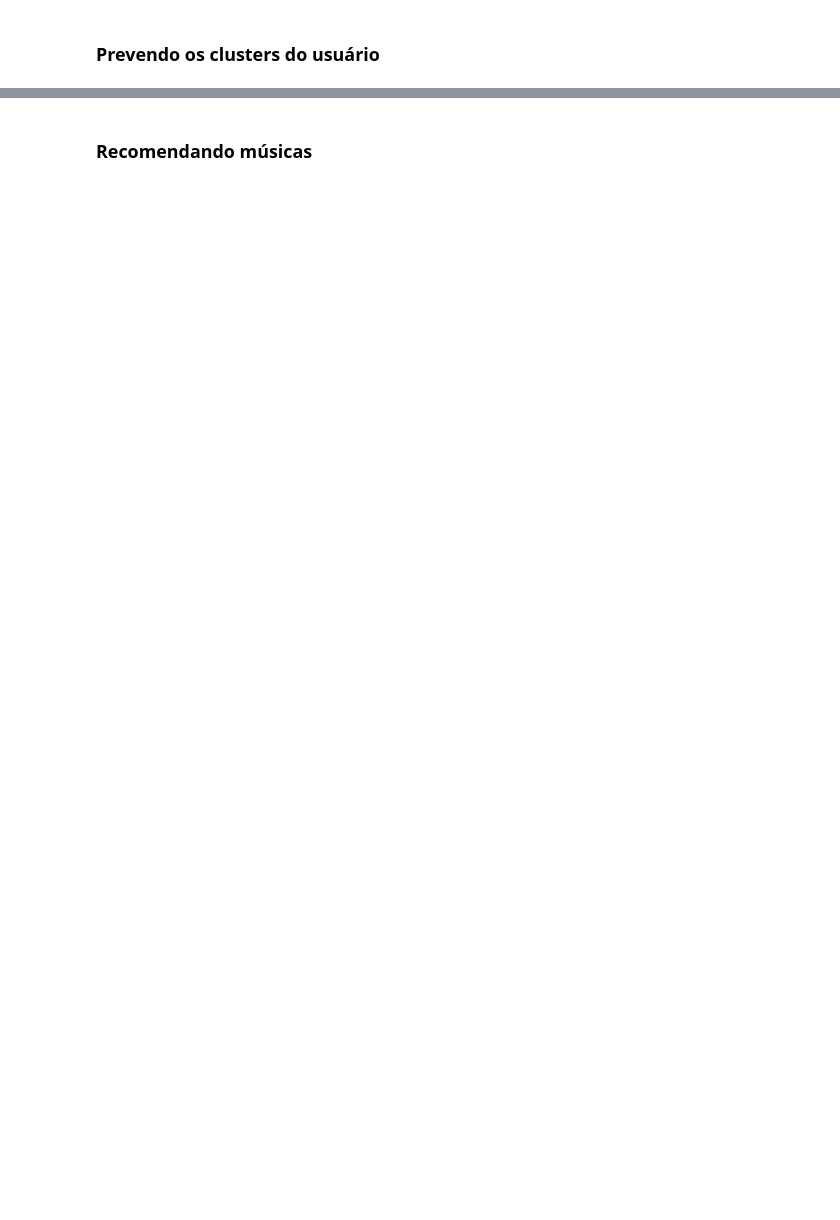
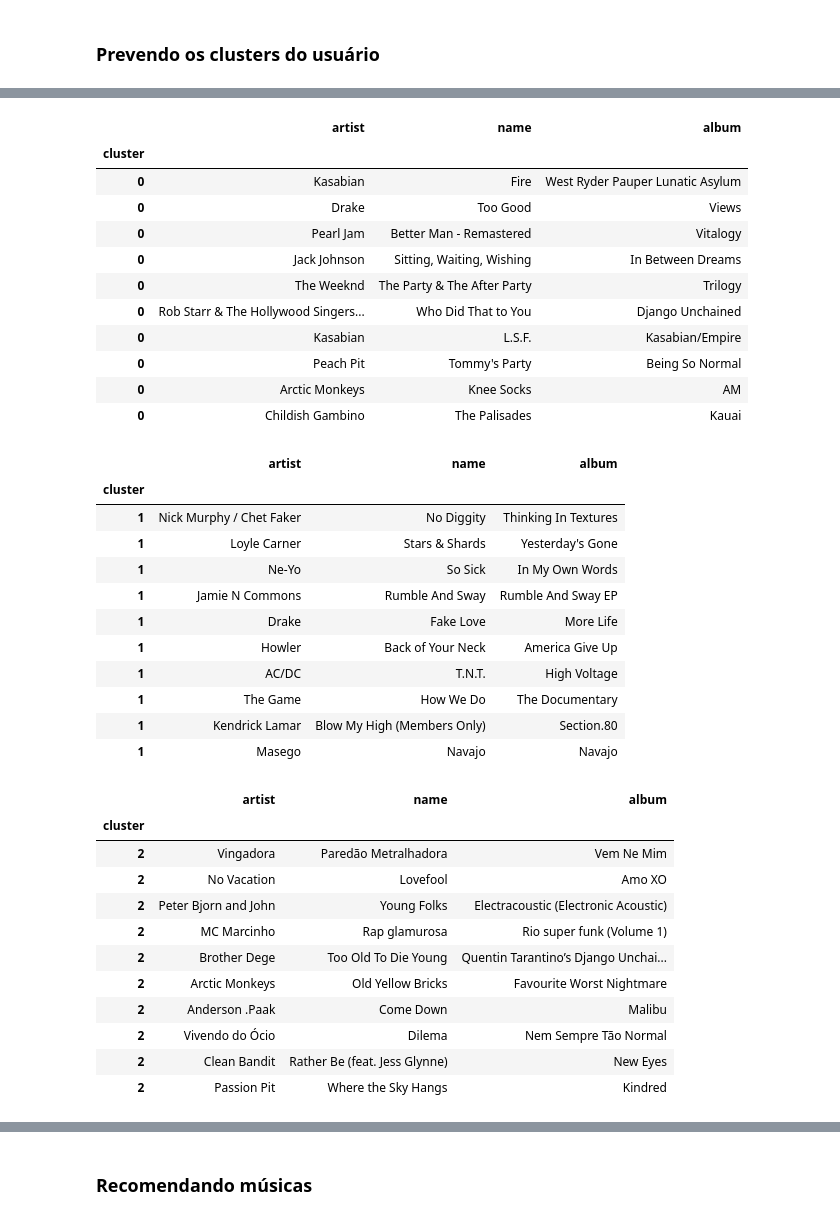
Before and after one commit to gabrielfas/songs-clustering-recommendations, a Jupyter notebook: Cluster songs.ipynb, the cells around one changed output, grey strips where cells are left out. Cells and saved outputs as stored; diff of their text form; code cells hidden in the pictures; blank space fills up the shorter version.

```diff
--- a/Cluster songs.ipynb
+++ b/Cluster songs.ipynb
@@ -626,0 +645,41 @@ plt.show()
+# %%
+df_user_songs_joined = pd.concat([df_user,user_cluster], axis=1).set_index('cluster')
+for cluster in range(len(user_cluster['cluster'].unique())):
+    display(df_user_songs_joined.loc[cluster, ['artist','name','album']].sample(frac=1).head(10))
+# %% [output]
+|  | artist | name | album |
+| cluster |  |  |  |
+| 0 | Kasabian | Fire | West Ryder Pauper Lunatic Asylum |
+| 0 | Drake | Too Good | Views |
+| 0 | Pearl Jam | Better Man - Remastered | Vitalogy |
+| 0 | Jack Johnson | Sitting, Waiting, Wishing | In Between Dreams |
+| 0 | The Weeknd | The Party & The After Party | Trilogy |
+| 0 | Rob Starr & The Hollywood Singers... | Who Did That to You | Django Unchained |
+| 0 | Kasabian | L.S.F. | Kasabian/Empire |
+| 0 | Peach Pit | Tommy's Party | Being So Normal |
+| 0 | Arctic Monkeys | Knee Socks | AM |
+| 0 | Childish Gambino | The Palisades | Kauai |
+|  | artist | name | album |
+| cluster |  |  |  |
+| 1 | Nick Murphy / Chet Faker | No Diggity | Thinking In Textures |
+| 1 | Loyle Carner | Stars & Shards | Yesterday's Gone |
+| 1 | Ne-Yo | So Sick | In My Own Words |
+| 1 | Jamie N Commons | Rumble And Sway | Rumble And Sway EP |
+| 1 | Drake | Fake Love | More Life |
+| 1 | Howler | Back of Your Neck | America Give Up |
+| 1 | AC/DC | T.N.T. | High Voltage |
+| 1 | The Game | How We Do | The Documentary |
+| 1 | Kendrick Lamar | Blow My High (Members Only) | Section.80 |
+| 1 | Masego | Navajo | Navajo |
+|  | artist | name | album |
+| cluster |  |  |  |
+| 2 | Vingadora | Paredão Metralhadora | Vem Ne Mim |
+| 2 | No Vacation | Lovefool | Amo XO |
+| 2 | Peter Bjorn and John | Young Folks | Electracoustic (Electronic Acoustic) |
+| 2 | MC Marcinho | Rap glamurosa | Rio super funk (Volume 1) |
+| 2 | Brother Dege | Too Old To Die Young | Quentin Tarantino’s Django Unchai... |
+| 2 | Arctic Monkeys | Old Yellow Bricks | Favourite Worst Nightmare |
+| 2 | Anderson .Paak | Come Down | Malibu |
+| 2 | Vivendo do Ócio | Dilema | Nem Sempre Tão Normal |
+| 2 | Clean Bandit | Rather Be (feat. Jess Glynne) | New Eyes |
+| 2 | Passion Pit | Where the Sky Hangs | Kindred |
```
Also changed, not shown: parts of 17 cells of this notebook.
